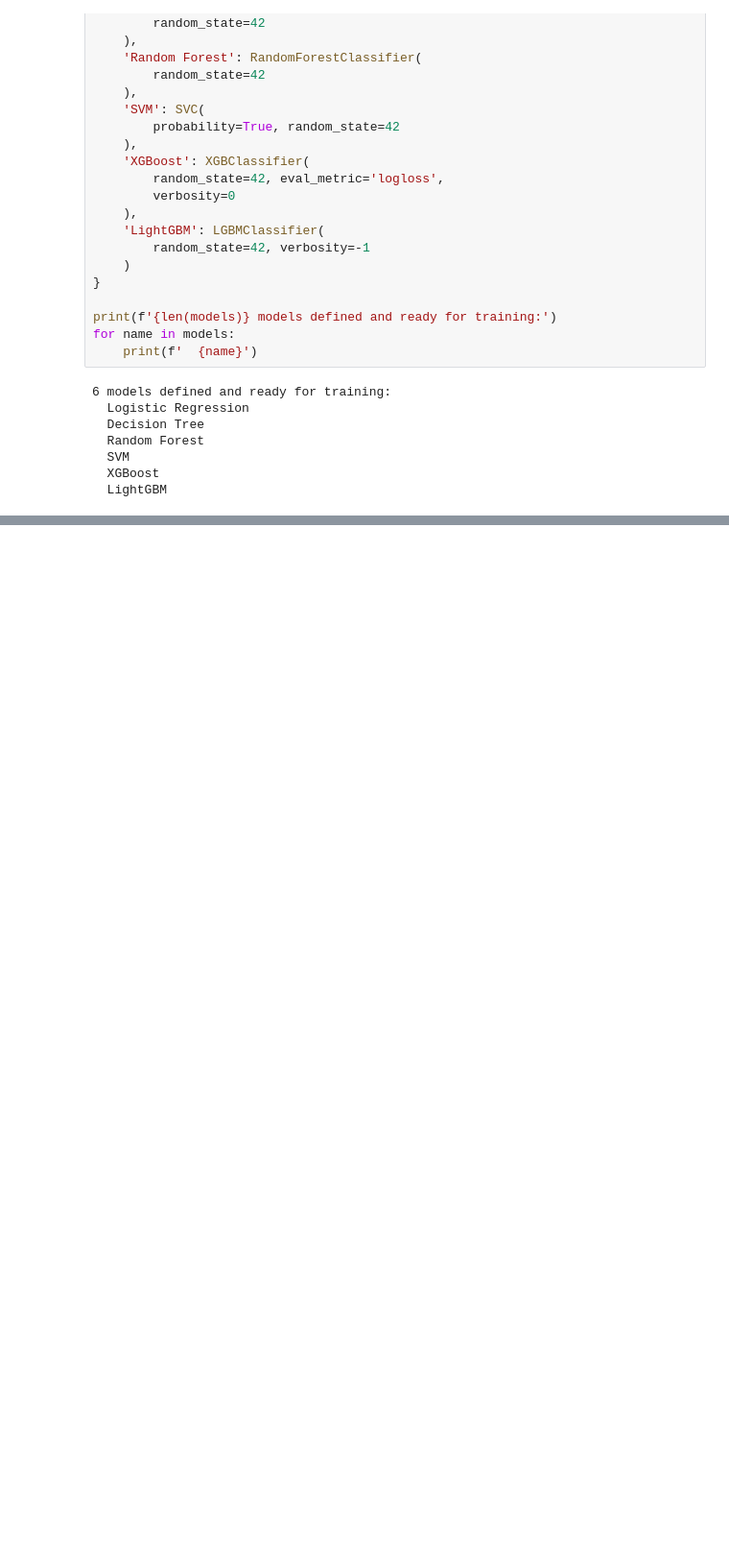
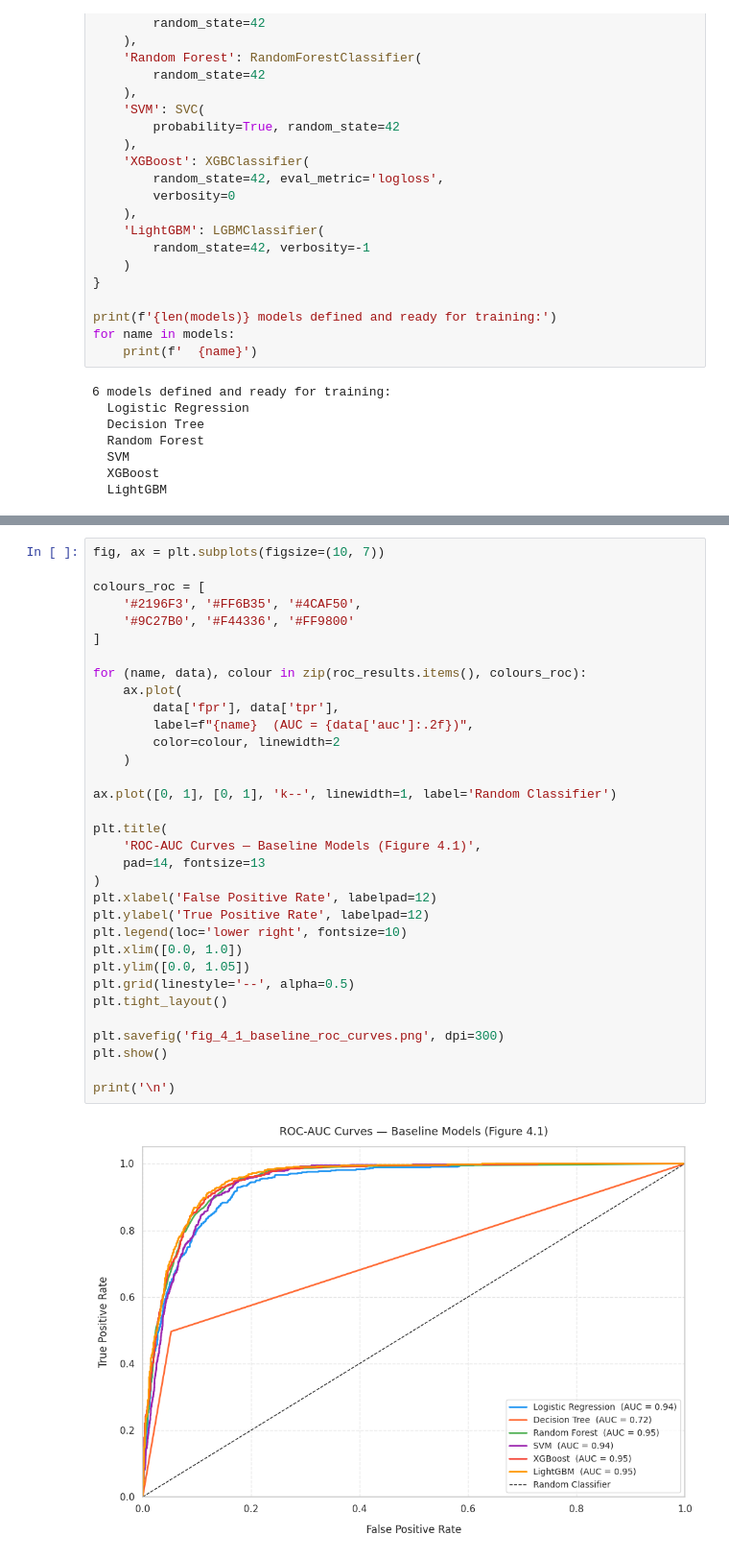
Before and after one commit to Nkengfack/Bank_marketing_prediction_test_run, a Jupyter notebook: bank_marketing_ML_performance123.ipynb, the cells around one changed output, grey strips where cells are left out. Shown at 96% size. Saved outputs shown, nothing was run; the diff lists cells and outputs as text; blank space fills up the shorter version.

```diff
--- a/bank_marketing_ML_performance123.ipynb
+++ b/bank_marketing_ML_performance123.ipynb
@@ -1247,0 +1255,35 @@ Cell 28  — train baseline models
+# %%
+fig, ax = plt.subplots(figsize=(10, 7))
+
+colours_roc = [
+    '#2196F3', '#FF6B35', '#4CAF50',
+    '#9C27B0', '#F44336', '#FF9800'
+]
+
+for (name, data), colour in zip(roc_results.items(), colours_roc):
+    ax.plot(
+        data['fpr'], data['tpr'],
+        label=f"{name}  (AUC = {data['auc']:.2f})",
+        color=colour, linewidth=2
+    )
+
+ax.plot([0, 1], [0, 1], 'k--', linewidth=1, label='Random Classifier')
+
+plt.title(
+    'ROC-AUC Curves — Baseline Models (Figure 4.1)',
+    pad=14, fontsize=13
+)
+plt.xlabel('False Positive Rate', labelpad=12)
+plt.ylabel('True Positive Rate', labelpad=12)
+plt.legend(loc='lower right', fontsize=10)
+plt.xlim([0.0, 1.0])
+plt.ylim([0.0, 1.05])
+plt.grid(linestyle='--', alpha=0.5)
+plt.tight_layout()
+
+plt.savefig('fig_4_1_baseline_roc_curves.png', dpi=300)
+plt.show()
+
+print('\n')
+# %% [output]
+[figure, added]
```
Also changed, not shown: parts of 34 cells of this notebook.
